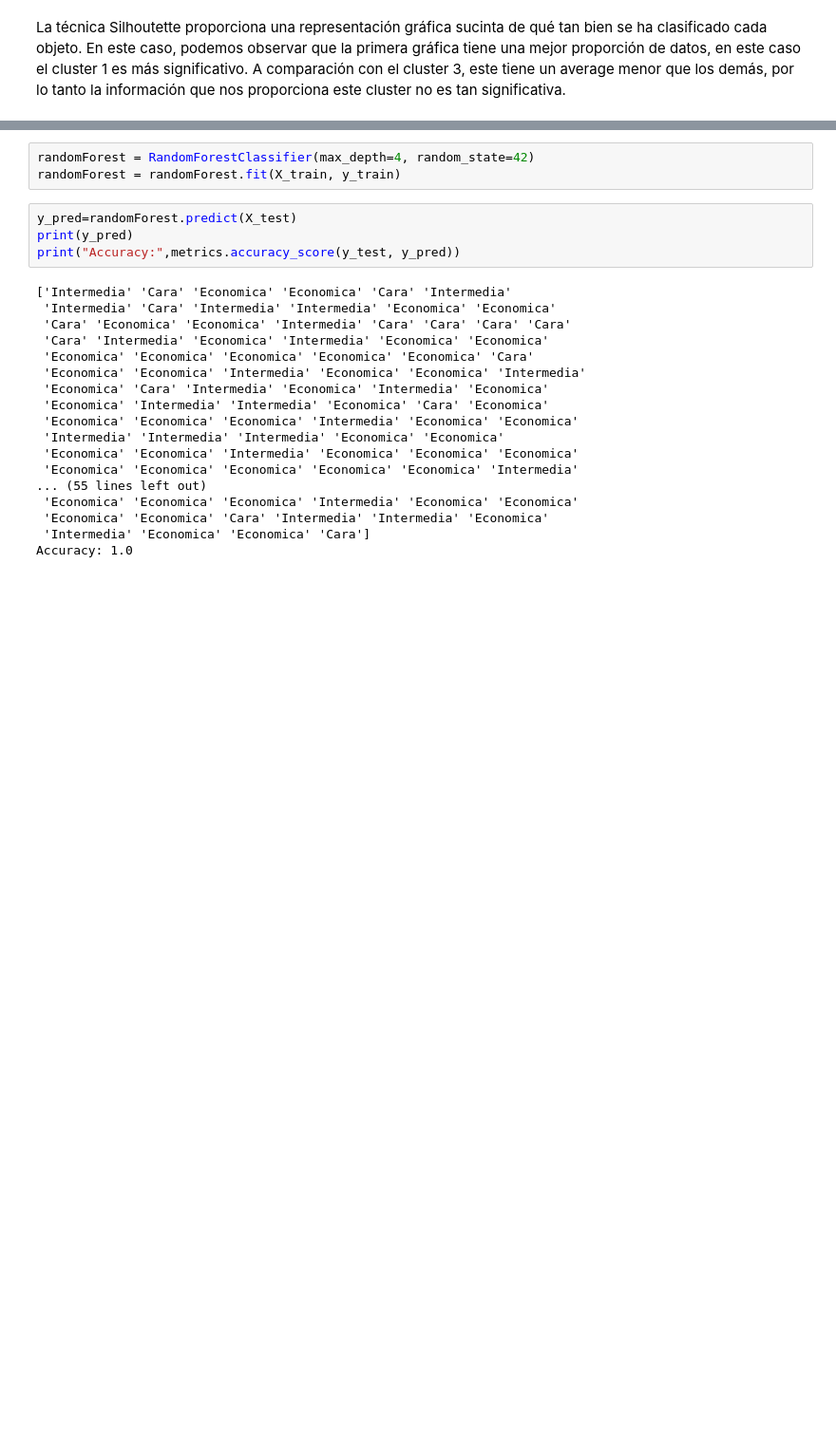
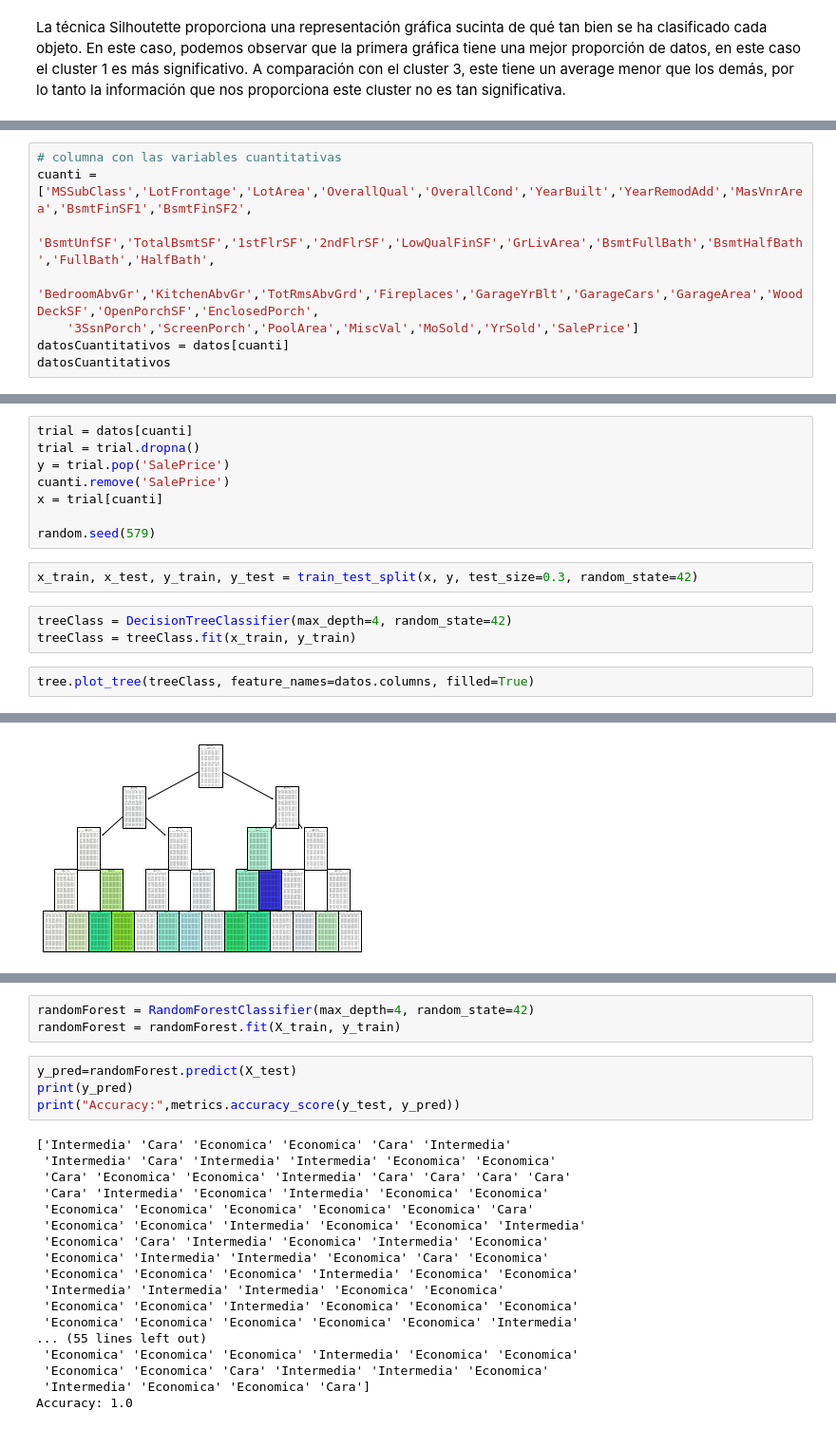
Before and after one commit to JosePabloPonce/MineriaHDT3, a Jupyter notebook: hdt3.ipynb, the cells around one changed output, grey strips where cells are left out. Shown at 95% size. Cells and saved outputs as stored; diff of their text form; blank space fills up the shorter version.

```diff
--- a/hdt3.ipynb
+++ b/hdt3.ipynb
@@ -445,0 +452,8 @@ Ejercicio 11
+# %%
+# columna con las variables cuantitativas
+cuanti = ['MSSubClass','LotFrontage','LotArea','OverallQual','OverallCond','YearBuilt','YearRemodAdd','MasVnrArea','BsmtFinSF1','BsmtFinSF2',
+    'BsmtUnfSF','TotalBsmtSF','1stFlrSF','2ndFlrSF','LowQualFinSF','GrLivArea','BsmtFullBath','BsmtHalfBath','FullBath','HalfBath',
+    'BedroomAbvGr','KitchenAbvGr','TotRmsAbvGrd','Fireplaces','GarageYrBlt','GarageCars','GarageArea','WoodDeckSF','OpenPorchSF','EnclosedPorch',
+    '3SsnPorch','ScreenPorch','PoolArea','MiscVal','MoSold','YrSold','SalePrice']
+datosCuantitativos = datos[cuanti]
+datosCuantitativos
@@ -445,0 +474,16 @@ Ejercicio 11
+# %%
+trial = datos[cuanti]
+trial = trial.dropna()
+y = trial.pop('SalePrice')
+cuanti.remove('SalePrice')
+x = trial[cuanti]
+
+random.seed(579)
+# %%
+x_train, x_test, y_train, y_test = train_test_split(x, y, test_size=0.3, random_state=42)
+# %%
+treeClass = DecisionTreeClassifier(max_depth=4, random_state=42)
+treeClass = treeClass.fit(x_train, y_train)
+# %%
+tree.plot_tree(treeClass, feature_names=datos.columns, filled=True)
+# %% [output]
@@ -445,0 +507 @@ Ejercicio 11
+[figure, added]
```
Also changed, not shown: parts of 25 cells of this notebook.
